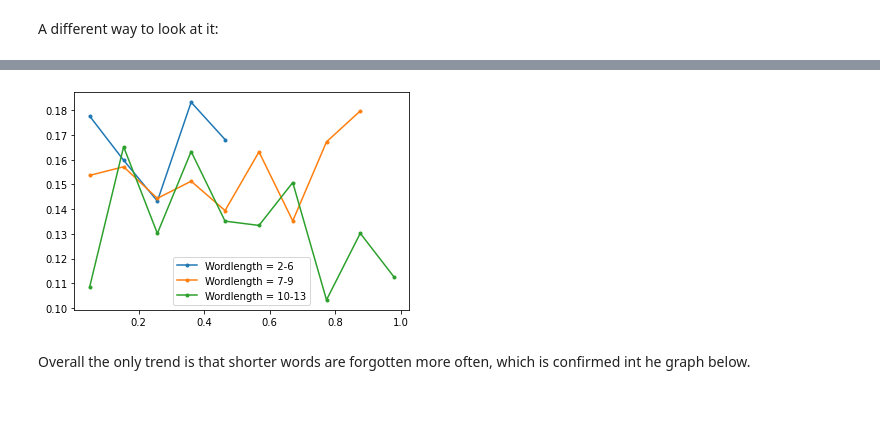
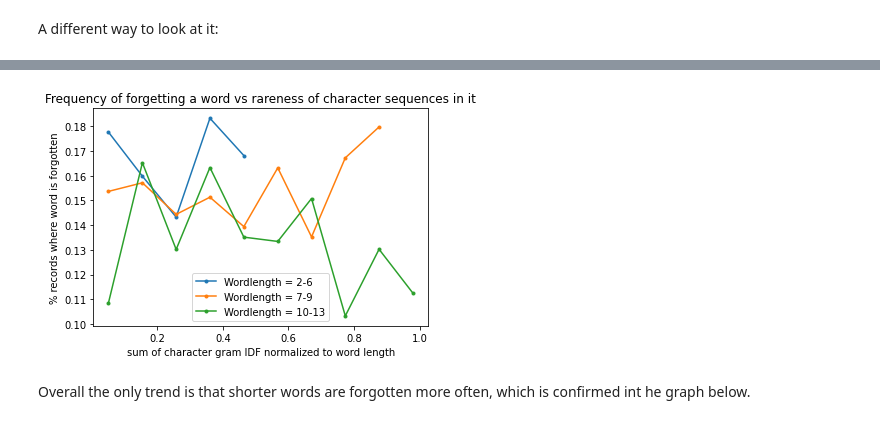
Before and after one commit to rts1988/Duolingo_spaced_repetition, a Jupyter notebook: Duolingo_lexemes_charIDF.ipynb, the cells around one changed output, grey strips where cells are left out. Saved outputs shown, nothing was run; the diff lists cells and outputs as text; code cells hidden in the pictures.

```diff
--- a/Duolingo_lexemes_charIDF.ipynb
+++ b/Duolingo_lexemes_charIDF.ipynb
@@ -253,13 +253,17 @@ sf10meanp_idfsum = sf10meanp_idfsum.reset_index()
 sf10meanp_idfsum['binned_idfsum_mid'] = sf10meanp_idfsum['binned_idfsum'].apply(lambda x: x.mid)
 # %%
 plt.figure()
+plt.xlabel("sum of character gram IDF normalized to word length")
+plt.ylabel("% records where word is forgotten")
+plt.title("Frequency of forgetting a word vs rareness of character sequences in it")
+
 plt.plot(sf2meanp_idfsum['binned_idfsum_mid'],sf2meanp_idfsum['p_forgot_bin'],'.-',label = "Wordlength = 2-6")
 plt.plot(sf7meanp_idfsum['binned_idfsum_mid'],sf7meanp_idfsum['p_forgot_bin'],'.-',label = "Wordlength = 7-9")
 plt.plot(sf10meanp_idfsum['binned_idfsum_mid'],sf10meanp_idfsum['p_forgot_bin'],'.-',label = "Wordlength = 10-13")
 plt.legend()
 plt.show()
 # %% [output]
-[figure, old version]
+[figure, new version]
 # %% [markdown]
 Overall the only trend is that shorter words are forgotten more often, which is confirmed int he graph below.
 # %%
```
Also changed, not shown: parts of 1 cell of this notebook.
